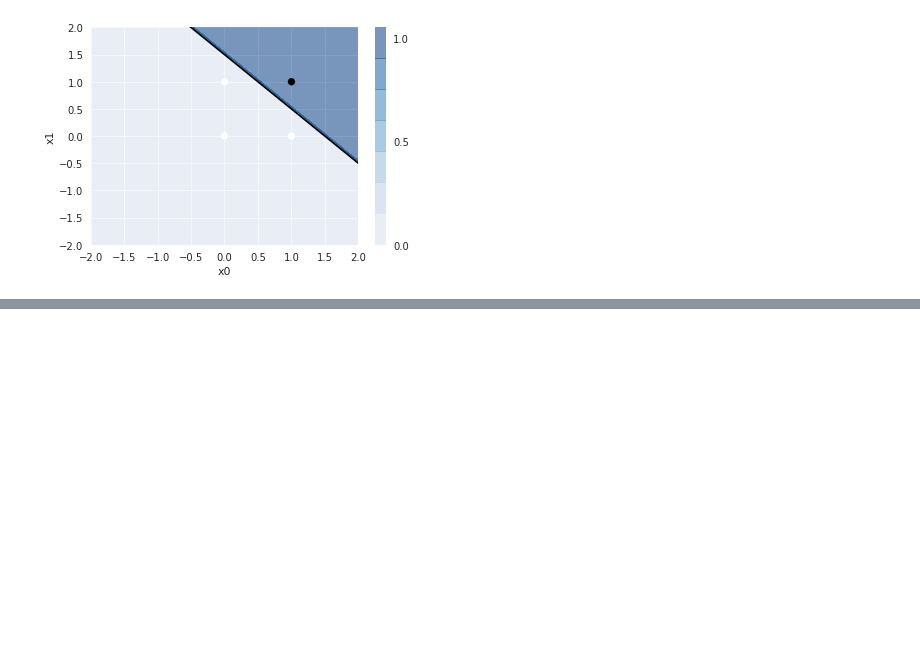
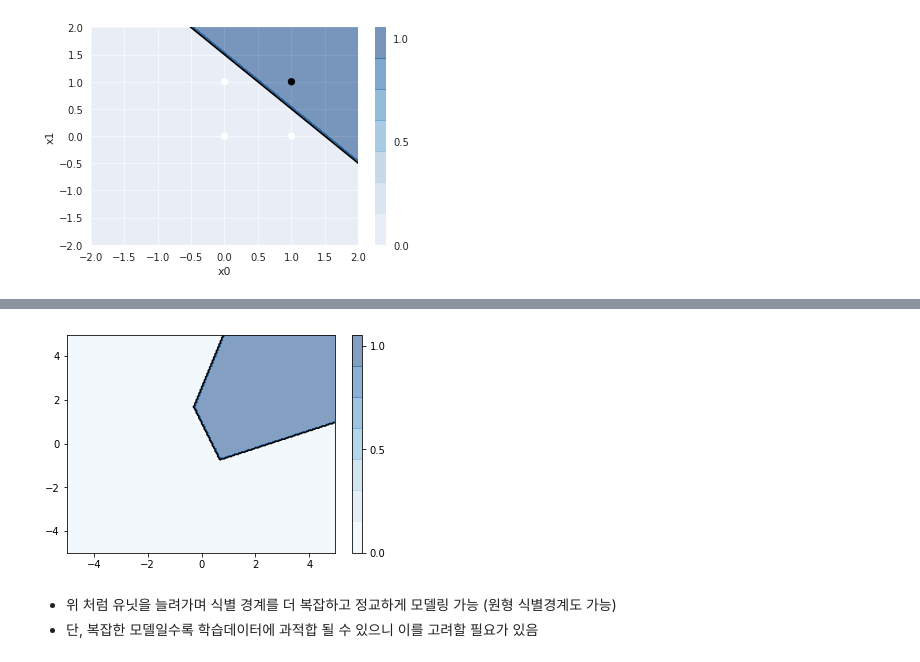
Before and after one commit to kookoowaa/ML_with_GCP, a Jupyter notebook: 07-2 Neural network.ipynb, the cells around one changed output, grey strips where cells are left out. Saved outputs shown, nothing was run; the diff lists cells and outputs as text; code cells hidden in the pictures; blank space fills up the shorter version.

```diff
--- a/07-2 Neural network.ipynb
+++ b/07-2 Neural network.ipynb
@@ -107,0 +185,16 @@ plt.xlim(-2, 2)
+# %%
+w11 = [0.5, 0.2]
+w12 = [-0.2, 0.5]
+w13 = [0.6, -0.2]
+w21 = [1.0, 1.0, 1.0]
+b11 = -0.2
+b12 = 0.5
+b13 = 0.6
+b21 = -2.5 # AND GATE
+
+plot_boundary()
+# %% [output]
+[figure, added]
+# %% [markdown]
+- 위 처럼 유닛을 늘려가며 식별 경계를 더 복잡하고 정교하게 모델링 가능 (원형 식별경계도 가능)
+- 단, 복잡한 모델일수록 학습데이터에 과적합 될 수 있으니 이를 고려할 필요가 있음
```
Also changed, not shown: parts of 10 cells of this notebook.
